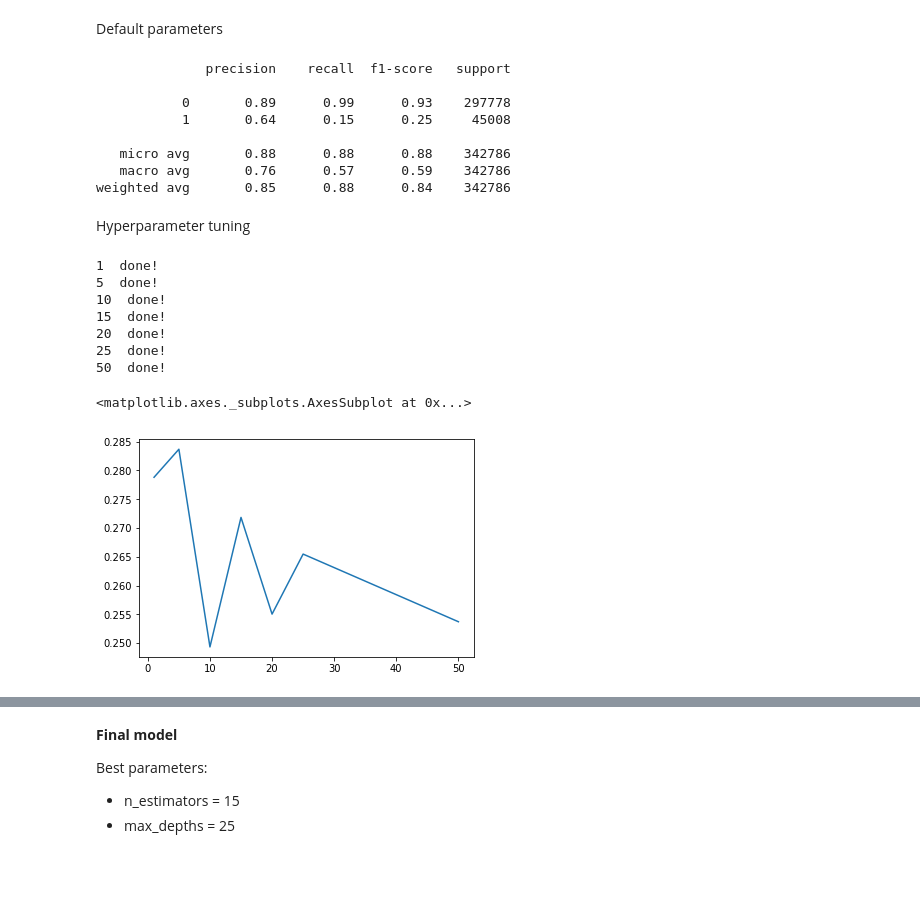
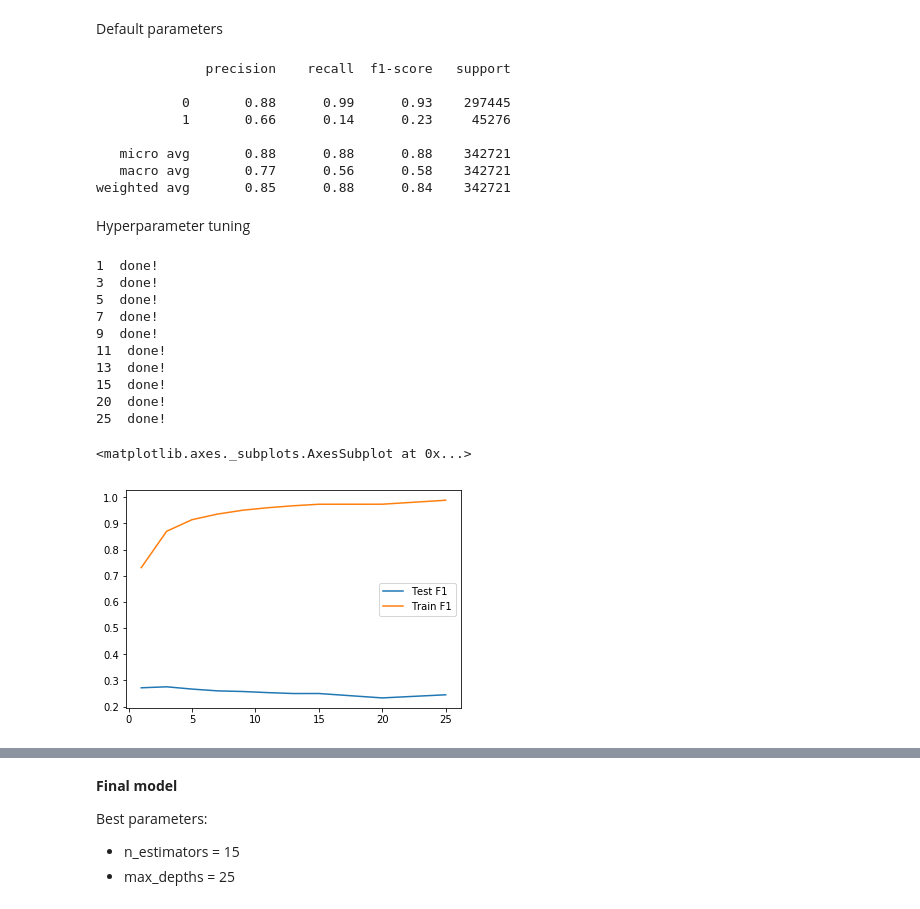
Before and after one commit to npqbuu/ML_Bootcamp_2019, a Jupyter notebook: W5_Airline-Arrivals-Project/Feature_engineering.ipynb, the cells around one changed output, grey strips where cells are left out. Drawn from its saved outputs; the diff is of its cells as text; code cells hidden in the pictures; blank space fills up the shorter version.

```diff
--- a/W5_Airline-Arrivals-Project/Feature_engineering.ipynb
+++ b/W5_Airline-Arrivals-Project/Feature_engineering.ipynb
@@ -12,11 +12,11 @@ from sklearn.metrics import f1_score
 ## Import data
 # %%
 # Read from url - Take time to run
-url = "http://stat-computing.org/dataexpo/2009/2008.csv.bz2"
-df = pd.read_csv(url, compression='bz2')
+#url = "http://stat-computing.org/dataexpo/2009/2008.csv.bz2"
+#df = pd.read_csv(url, compression='bz2')
 
 # Read from drive
-#df = pd.read_csv('./temp/Airline.csv')
+df = pd.read_csv('./temp/Airline.csv')
 # %%
 # Reduce rows
 df = df.sample(frac=0.25)
@@ -278,7 +278,7 @@ Default parameters
 # %%
 from sklearn.ensemble import RandomForestClassifier
 
-model = RandomForestClassifier(n_jobs = -1)
+model = RandomForestClassifier(n_jobs = -1, class_weight = 'balanced')
 model.fit(X_train, y_train)
 y_pred = model.predict(X_test)
 
@@ -290,47 +290,50 @@ print(classification_report(y_test, y_pred))
 # %% [output]
               precision    recall  f1-score   support
 
-           0       0.89      0.99      0.93    297778
-           1       0.64      0.15      0.25     45008
+           0       0.88      0.99      0.93    297445
+           1       0.66      0.14      0.23     45276
 
-   micro avg       0.88      0.88      0.88    342786
-   macro avg       0.76      0.57      0.59    342786
-weighted avg       0.85      0.88      0.84    342786
+   micro avg       0.88      0.88      0.88    342721
+   macro avg       0.77      0.56      0.58    342721
+weighted avg       0.85      0.88      0.84    342721
 # %% [markdown]
 Hyperparameter tuning
 # %%
 # n_estimators
-n_estimators = [1, 5, 6, 7, 8, 9, 10, 15]
+n_estimators = [1, 3, 5, 7, 9, 11, 13, 15, 20, 25]
 test_results = []
 train_results = []
 for estimator in n_estimators:
-    model = RandomForestClassifier(n_estimators = estimator, n_jobs = -1)
+    model = RandomForestClassifier(n_estimators = estimator, n_jobs = -1, class_weight = 'balanced')
     model.fit(X_train, y_train)
 
     y_pred = model.predict(X_test)
     f1 = f1_score(y_test, y_pred)
     test_results.append(f1)
 
     train_pred = model.predict(X_train)
     f1 = f1_score(y_train, train_pred)
     train_results.append(f1)
 
 
     print(estimator, ' done!')
 
 # Plot metrics line chart
 sns.lineplot(x = n_estimators, y = test_results, label='Test F1')
 sns.lineplot(x = n_estimators, y = train_results, label='Train F1')
 # %% [output]
 1  done!
+3  done!
 5  done!
-10  done!
+7  done!
+9  done!
+11  done!
+13  done!
 15  done!
 20  done!
 25  done!
-50  done!
 <matplotlib.axes._subplots.AxesSubplot at 0x...>
-[figure, old version]
+[figure, new version]
 # %%
 # max_depths
 max_depths = np.linspace(5, 26, 8)
```
Also changed, not shown: parts of 11 cells of this notebook, 2 other files.
